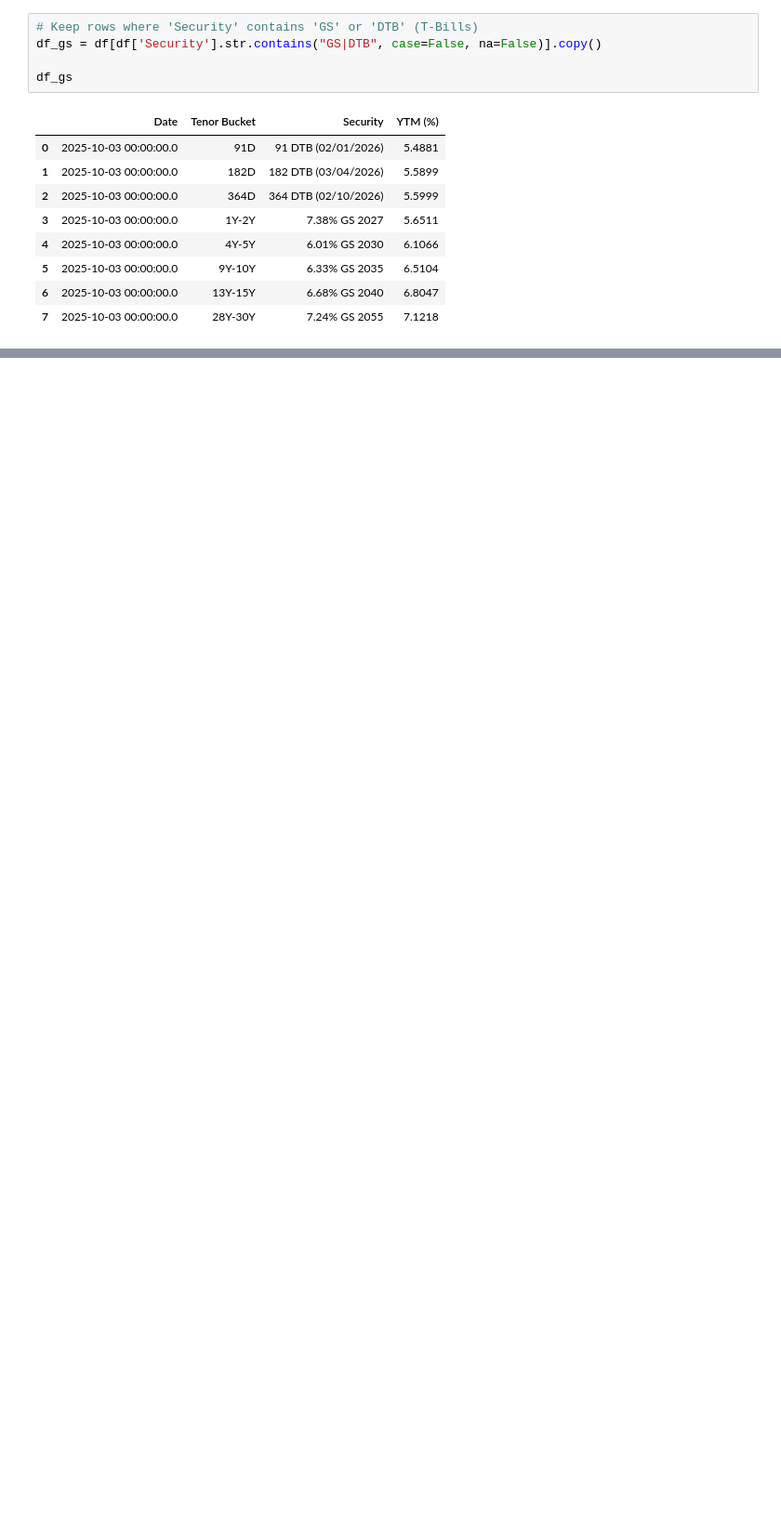
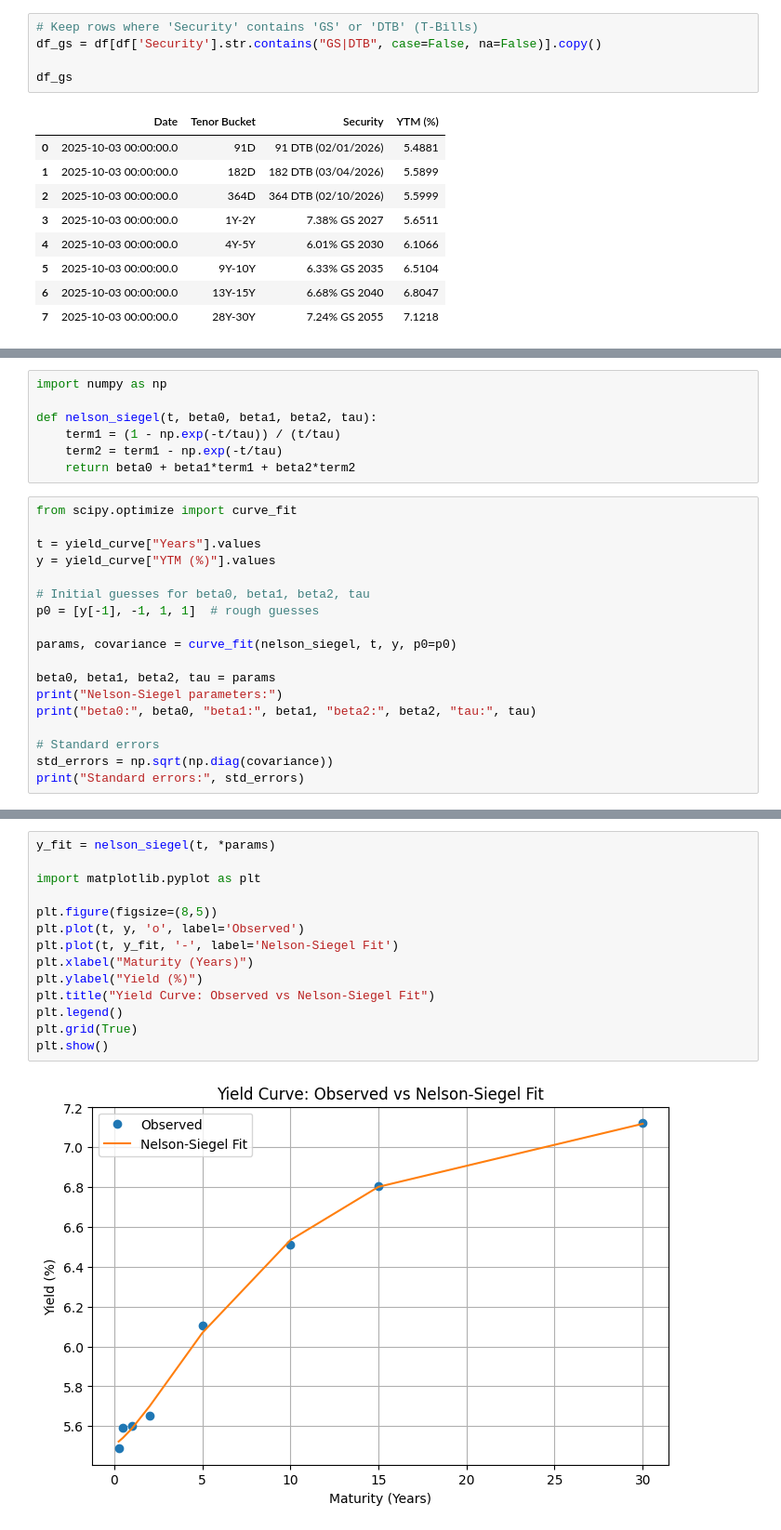
Before and after one commit to adas-quant/mscfe-gwp1-yieldcurve, a Jupyter notebook: notebooks/02_Task2_YieldCurve.ipynb, the cells around one changed output, grey strips where cells are left out. Shown: that part at 93% size. Cells and saved outputs as stored; diff of their text form; blank space fills up the shorter version.

Commit message:
fit Nelson-Siegel fit cubic spline done

```diff
--- a/notebooks/02_Task2_YieldCurve.ipynb
+++ b/notebooks/02_Task2_YieldCurve.ipynb
@@ -151,0 +192,25 @@ plt.show()
+# %%
+import numpy as np
+
+def nelson_siegel(t, beta0, beta1, beta2, tau):
+    term1 = (1 - np.exp(-t/tau)) / (t/tau)
+    term2 = term1 - np.exp(-t/tau)
+    return beta0 + beta1*term1 + beta2*term2
+# %%
+from scipy.optimize import curve_fit
+
+t = yield_curve["Years"].values
+y = yield_curve["YTM (%)"].values
+
+# Initial guesses for beta0, beta1, beta2, tau
+p0 = [y[-1], -1, 1, 1]  # rough guesses
+
+params, covariance = curve_fit(nelson_siegel, t, y, p0=p0)
+
+beta0, beta1, beta2, tau = params
+print("Nelson-Siegel parameters:")
+print("beta0:", beta0, "beta1:", beta1, "beta2:", beta2, "tau:", tau)
+
+# Standard errors
+std_errors = np.sqrt(np.diag(covariance))
+print("Standard errors:", std_errors)
@@ -151,0 +221,16 @@ plt.show()
+# %%
+y_fit = nelson_siegel(t, *params)
+
+import matplotlib.pyplot as plt
+
+plt.figure(figsize=(8,5))
+plt.plot(t, y, 'o', label='Observed')
+plt.plot(t, y_fit, '-', label='Nelson-Siegel Fit')
+plt.xlabel("Maturity (Years)")
+plt.ylabel("Yield (%)")
+plt.title("Yield Curve: Observed vs Nelson-Siegel Fit")
+plt.legend()
+plt.grid(True)
+plt.show()
+# %% [output]
+[figure, added]
```
Also changed, not shown: parts of 8 cells of this notebook.
